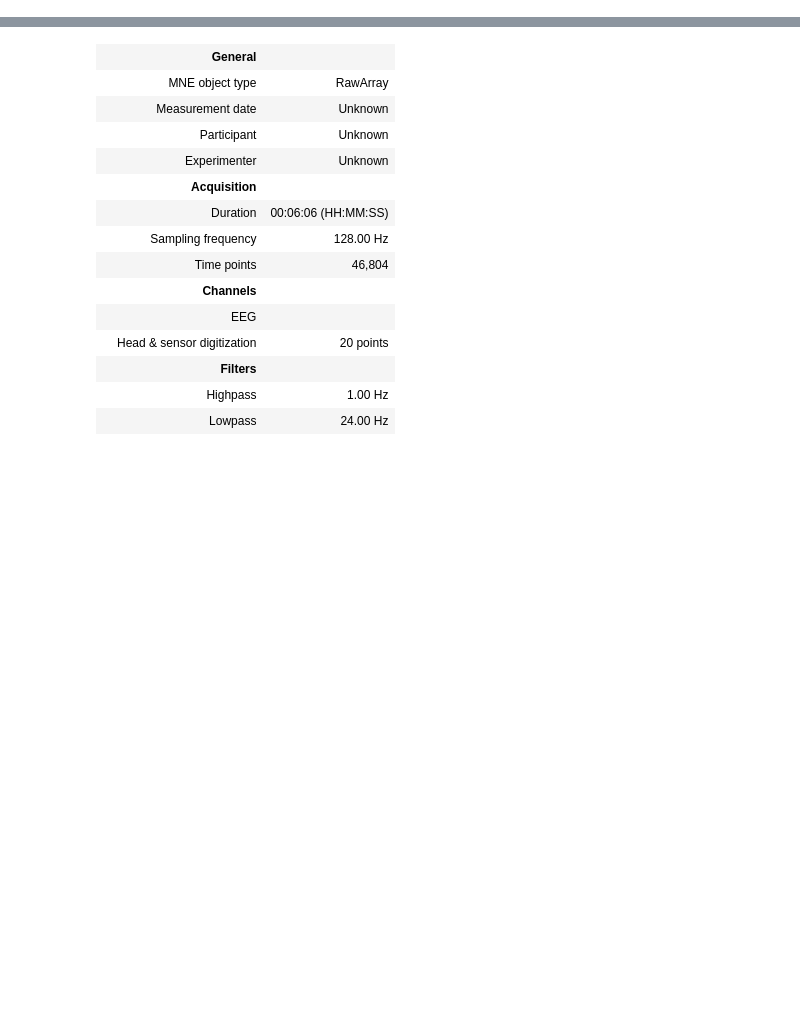
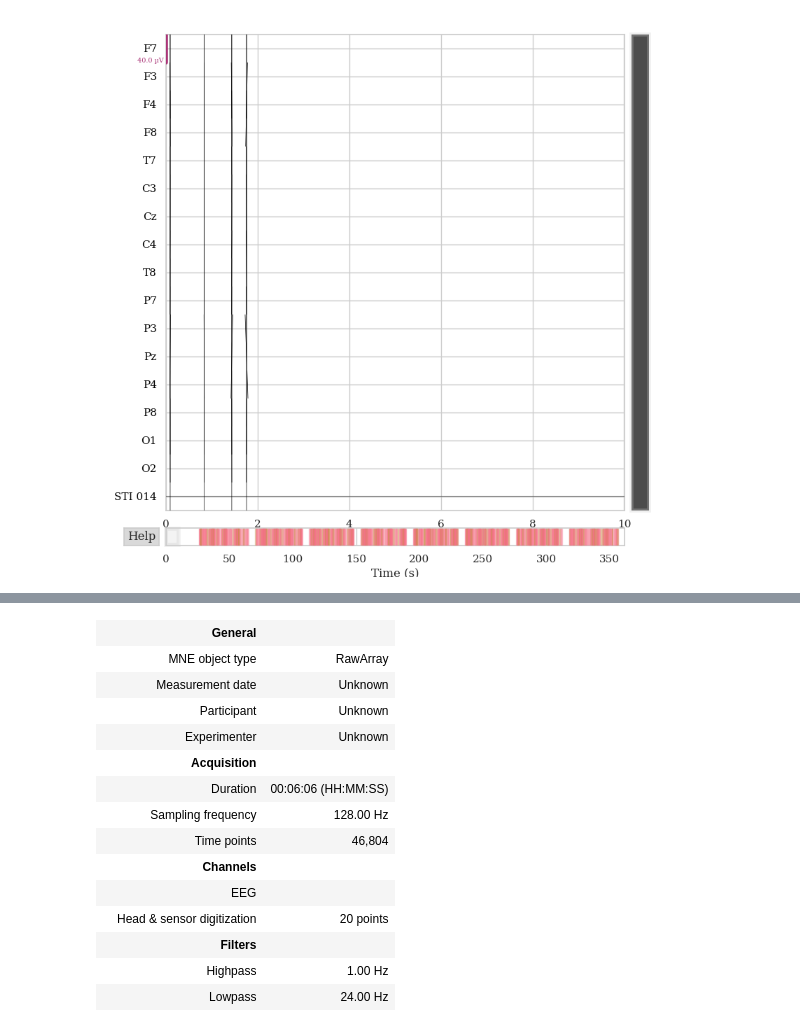
Before and after one commit to isacostamaia/data_exploration_EEG, a Jupyter notebook: moabb_BI2012.ipynb, the cells around one changed output, grey strips where cells are left out. Saved outputs shown, nothing was run; the diff lists cells and outputs as text; code cells hidden in the pictures; blank space fills up the shorter version.

```diff
--- a/moabb_BI2012.ipynb
+++ b/moabb_BI2012.ipynb
@@ -14,4 +42,4 @@ from power import field_root_mean_square, plot_fmrs
 # %%
 dataset= BI2012()
-raw = dataset.get_data(subjects=[3])
+raw = dataset.get_data(subjects=[8])
 # %% [output]
@@ -21,0 +87,6 @@ NOTE: pick_types() is a legacy function. New code should use inst.pick(...).
+# %%
+raw_ = raw[8]['0']['0training']
+# %%
+raw_.plot();
+# %% [output]
+[figure, added]
```
Also changed, not shown: parts of 23 cells of this notebook, 4 other files.
